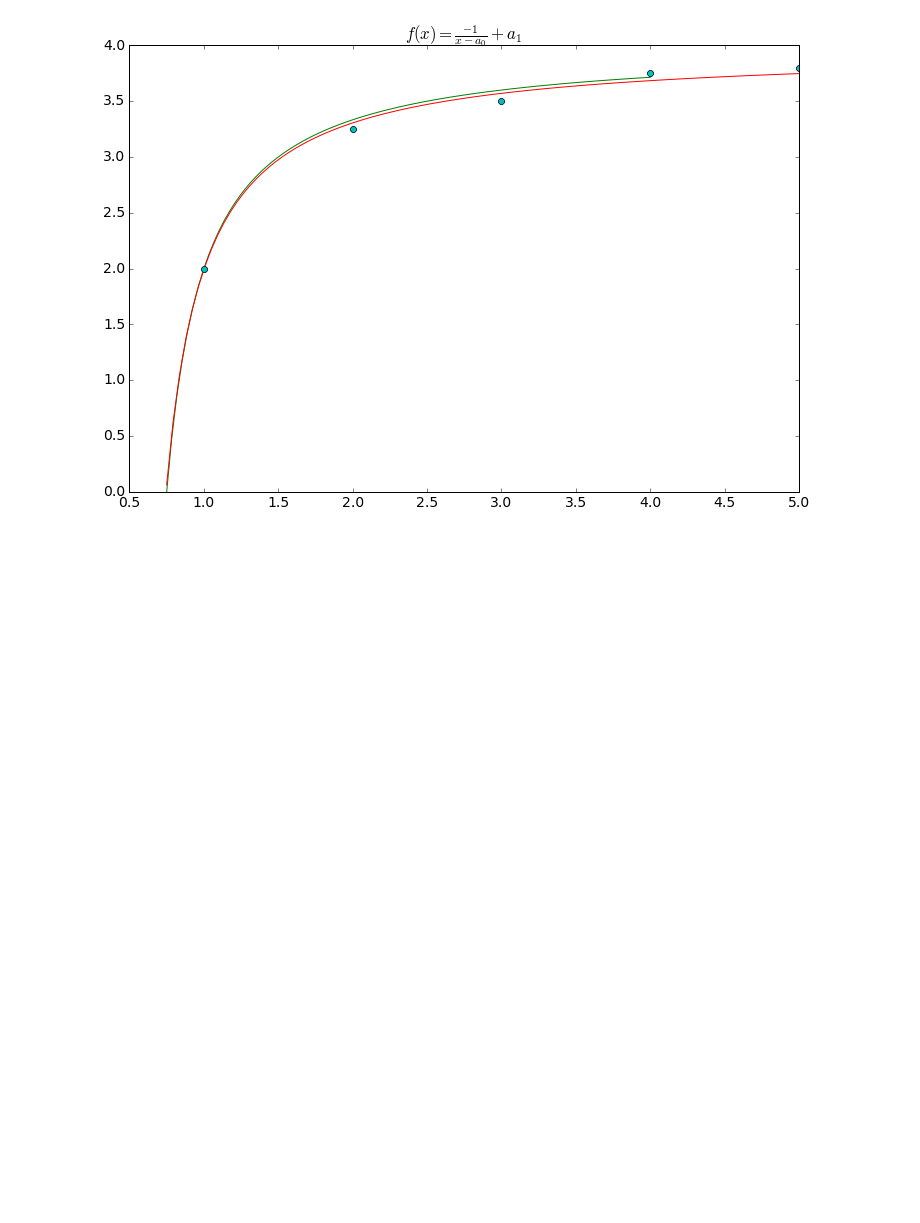
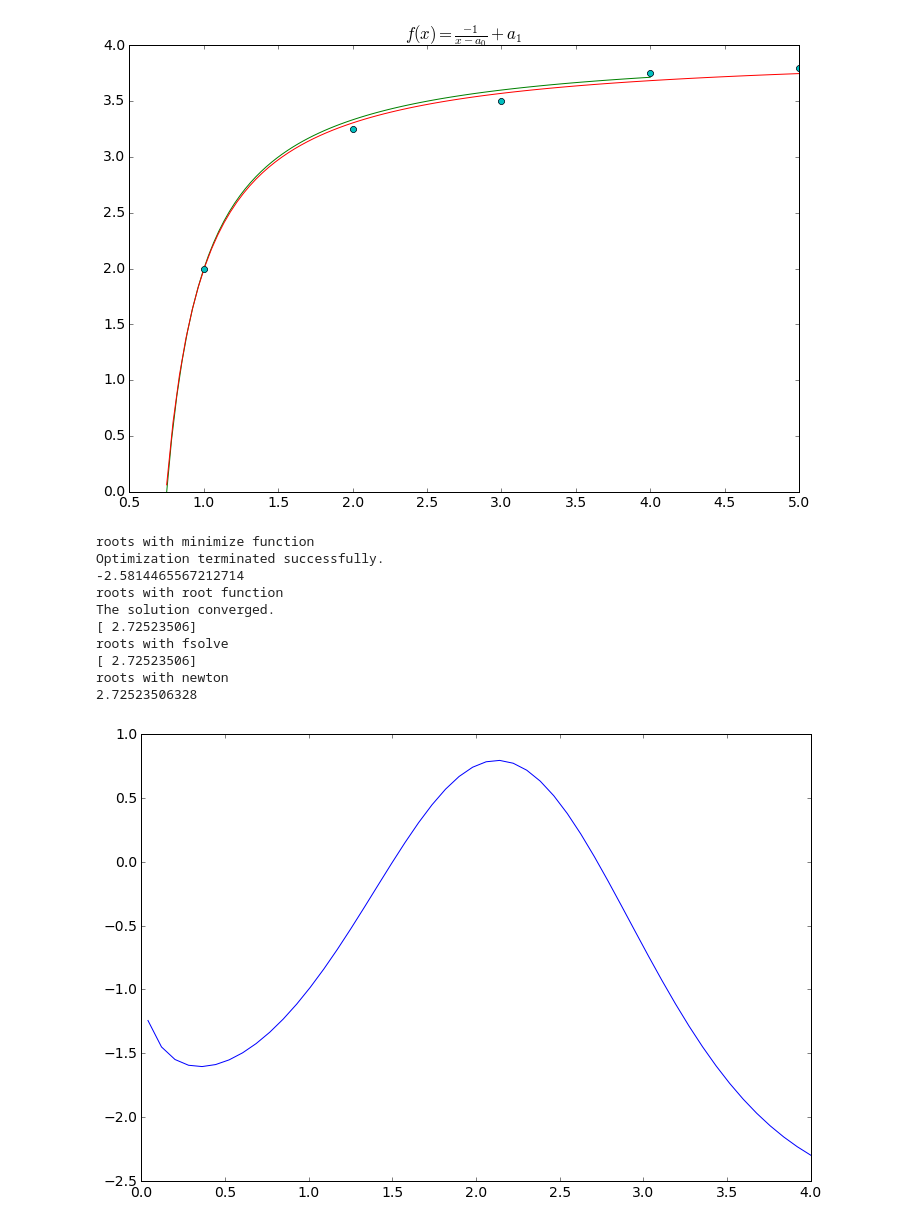
Before and after one commit to nagordon/mechpy, a Jupyter notebook: tutorials/Curve_fitting_with_python.ipynb, the cells around one changed output. Saved outputs shown, nothing was run; the diff lists cells and outputs as text; code cells hidden in the pictures; blank space fills up the shorter version.

Commit message:
updated curve fitting with some root finding

```diff
--- a/tutorials/Curve_fitting_with_python.ipynb
+++ b/tutorials/Curve_fitting_with_python.ipynb
@@ -141,3 +143,50 @@ Optimization terminated successfully.
 [ 0.49404038  3.96935945]
 <matplotlib.text.Text at 0x...>
 [figure]
+# %%
+plt.close('all')
+
+x = linspace(-4,4,100)
+
+y = lambda x: 2*x**(sin(x))-3
+
+plot(x,y(x))
+
+print('roots with minimize function')
+ymin = scipy.optimize.minimize(y,4)
+if ymin.success:
+    print(ymin.message)
+    print(ymin.fun)
+else:
+    print('failed to find min')
+
+
+print('roots with root function')
+yroot = scipy.optimize.root(y,5)
+if yroot.success:
+    print(yroot.message)
+    print(yroot.x)
+else:
+    print('failed to find min')
+
+
+print('roots with fsolve')
+x0 = scipy.optimize.fsolve(y, 5)
+print(x0)
+
+
+print('roots with newton')
+x0 = scipy.optimize.newton(y, 2.5)
+print(x0)
+# %% [output]
+roots with minimize function
+Optimization terminated successfully.
+-2.5814465567212714
+roots with root function
+The solution converged.
+[ 2.72523506]
+roots with fsolve
+[ 2.72523506]
+roots with newton
+2.72523506328
+[figure, added]
```
Also changed, not shown: parts of 3 cells of this notebook.
